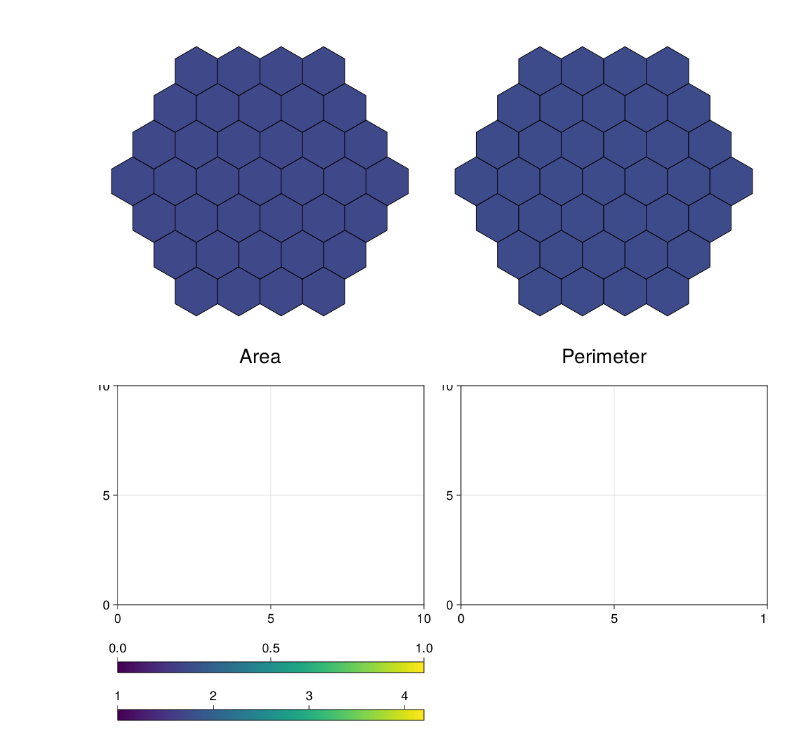
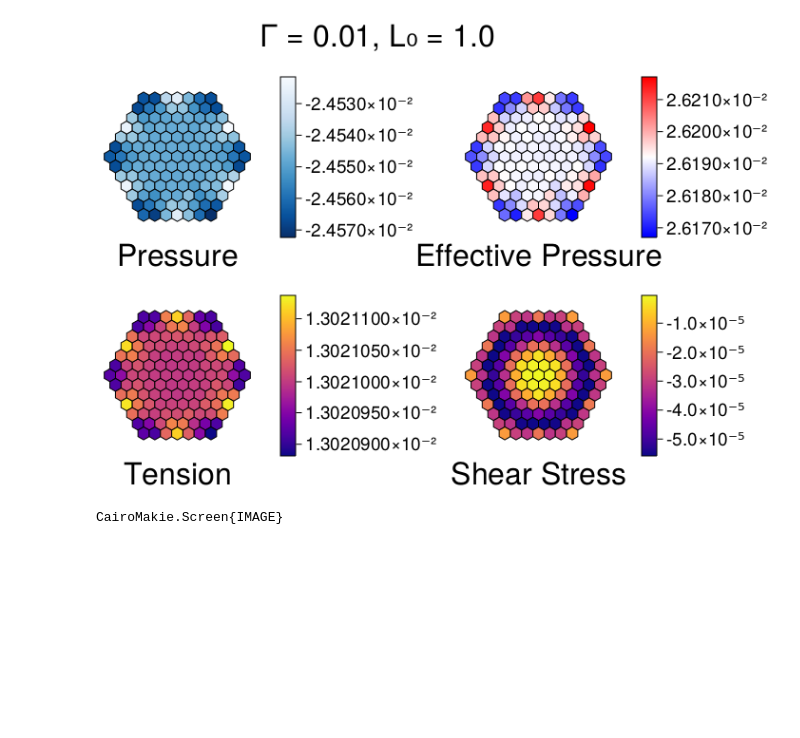
Before and after one commit to chris-revell/VertexModel, a Jupyter notebook: notebooks/PlotModesE.ipynb, the cells around one changed output. Saved outputs shown, nothing was run; the diff lists cells and outputs as text; code cells hidden in the pictures; blank space fills up the shorter version.

Commit message:
updated emode notebook for new model

```diff
--- a/notebooks/PlotModesE.ipynb
+++ b/notebooks/PlotModesE.ipynb
@@ -75,8 +72,8 @@ makeE (generic function with 1 method)
 # %%
-f=Glob.glob("test_large/*L₀=0.75*","C:\\Users\\v35431nc\\Documents\\VM_code\\VertexModel\\data\\sims" )[9]
+f=Glob.glob("new_energy/test_model/at*/tsit5/*","C:\\Users\\v35431nc\\Documents\\VM_code\\VertexModel\\data\\sims" )[5]
 @unpack R, matrices, params = load(datadir(f,"frameData","systemData100.jld2"))
 @unpack nCells,nVerts, γ, L₀ = params
-@unpack cellAreas,cellPerimeters, cellTensions, cellPressures, cellEdgeCount, edgeTangents,A,Ā,B,B̄,C, ϵ = matrices
+@unpack cellAreas,cellPerimeters, cellTensions, cellPressures, cellEdgeCount, edgeTangents,vertexAreas,A,Ā,B,B̄,C, ϵ = matrices
 mkpath(datadir(f,"eigenmodes"))
 # %% [output]
 ┌ Warning: type VertexModel...\VertexModelContainers.jl.VertexModelContainers.MatricesContainer does not exist in workspace; reconstructing
@@ -559,51 +551,61 @@ cellAreas
 # %%
+Peff=getPeff(params, matrices)
+cellQ, cellJ=makeCellQandJ(params, matrices)
+cellShearStress=getShearStress(params, matrices, cellJ)
+
 cellPolygons = makeCellPolygons(R,params,matrices)
-Aevlims=(0,1.0)
-Levlims=(1.0,4.2)
+@unpack cellAreas, cellPerimeters, cellPressures, cellTensions = matrices
+Plims=(minimum(cellPressures[1:nCells]), maximum(cellPressures[1:nCells]))
+Tlims=(minimum(-cellTensions[1:nCells]), maximum(-cellTensions[1:nCells]))
+Pefflims=(minimum((Peff)), maximum((Peff)))
+ShStlims=(minimum(cellShearStress[1:nCells]), maximum(cellShearStress[1:nCells]))
 set_theme!(figure_padding=1, backgroundcolor=(:white,1.0), font="Helvetica", fontsize=19)
-fig = Figure(resolution=(1000,500))
+fig = Figure(resolution=(1500,500))
 
-a1=Axis(fig[1,1],aspect=DataAspect())
-a2=Axis(fig[1,2],aspect=DataAspect())
-hidedecorations!(a1)
-hidespines!(a1)
-hidedecorations!(a2)
-hidespines!(a2)
+a11=Axis(fig[1,1],aspect=DataAspect())
+a21=Axis(fig[2,1],aspect=DataAspect())
+a13=Axis(fig[1,3],aspect=DataAspect())
+a23=Axis(fig[2,3],aspect=DataAspect())
+hidedecorations!(a11)
+hidespines!(a11)
+hidedecorations!(a21)
+hidespines!(a21)
+hidedecorations!(a13)
+hidespines!(a13)
+hidedecorations!(a23)
+hidespines!(a23)
 for i=1:nCells
-    poly!(a1,cellPolygons[i],color=cellAreas[i],colormap=:viridis,colorrange=Aevlims, strokecolor=(:black,1.0),strokewidth=1)
-    poly!(a2,cellPolygons[i],color=cellPerimeters[i],colormap=:viridis,colorrange=Levlims, strokecolor=(:black,1.0),strokewidth=1)
+    poly!(a11,cellPolygons[i],color=cellPressures[i],colormap=cgrad(:Blues_9, rev=true),colorrange=Plims, strokecolor=(:black,1.0),strokewidth=1)
+    poly!(a21,cellPolygons[i],color=-cellTensions[i],colormap=:plasma,colorrange=Tlims, strokecolor=(:black,1.0),strokewidth=1)
+    poly!(a13,cellPolygons[i],color=Peff[i],colormap=:bwr,colorrange=Pefflims, strokecolor=(:black,1.0),strokewidth=1)
+    poly!(a23,cellPolygons[i],color=cellShearStress[i],colormap=:plasma,colorrange=ShStlims, strokecolor=(:black,1.0),strokewidth=1)
 end
 #Label(fig[2,1,Bottom()],"λ_"*string(n)*" = "*@sprintf("%.5E", evals[n]),fontsize = 32)
 
 #hidedecorations!(ax22)
 #hidespines!(ax22)
 
 colsize!(fig.layout,1,Aspect(1,1.0))
-colsize!(fig.layout,2,Aspect(1,1.0))
+
+colsize!(fig.layout,3,Aspect(1,1.0))
 
 
+Colorbar(fig[1,2],limits=colorrange=Plims,colormap=cgrad(:Blues_9, rev=true),flipaxis=true)
+Colorbar(fig[2,2],limits=colorrange=Tlims,colormap=:plasma,flipaxis=true)
+Colorbar(fig[1,4],limits=colorrange=Pefflims,colormap=:bwr,flipaxis=true)
+Colorbar(fig[2,4],limits=colorrange=ShStlims,colormap=:plasma,flipaxis=true)
 
-#Colorbar(fig[1,2],limits=colorrange=Aevlims,colormap=:viridis,flipaxis=true)
-#Colorbar(fig[1,4],limits=colorrange=Levlims,colormap=:viridis,flipaxis=true)
+Label(fig[1,1,Bottom()],"Pressure",fontsize = 32, rotation=0)
+Label(fig[2,1,Bottom()],"Tension",fontsize = 32, rotation=0)
 
-Label(fig[1,1,Bottom()],string("Area"),fontsize = 28, rotation=0)
-Label(fig[1,2,Bottom()],string("Perimeter"),fontsize = 28, rotation=0)
-#Label( fig[0,:],"Γ = "*string(params.γ)*", L₀ = "*string(params.L₀)*", δL = "*string(params.δL),fontsize = 32, color = (:black, 1))
+Label(fig[1,3,Bottom()],"Effective Pressure",fontsize = 32, rotation=0)
+Label(fig[2,3,Bottom()],"Shear Stress",fontsize = 32, rotation=0)
+Label( fig[0,:],"Γ = "*string(params.γ)*", L₀ = "*string(params.L₀),fontsize = 32, color = (:black, 1))
 resize_to_layout!(fig)
-save(datadir(f,"eigenmodes","Area_Perimeter_horizontal.png"),fig)
-fig
+#save(datadir(f,"eigenmodes","Stress.png"),fig)
+save(datadir(f,"eigenmodes","stress_pressure_Γ_"*string(params.γ)*"_L0_"*string(params.L₀)*".png"),fig)
+
+display(fig)
 # %% [output]
-[figure, old version]
+[figure, new version]
+CairoMakie.Screen{IMAGE}
-# %%
-fig = Figure(resolution=(1000,500))
-Axis(fig[1, 1])
-Axis(fig[1, 2])
-
-#a1=Axis(fig[1,1],aspect=DataAspect())
-#a2=Axis(fig[1,2],aspect=DataAspect())
-Colorbar(fig[2,1],limits=colorrange=Aevlims,colormap=:viridis,flipaxis=true , vertical=false)
-Colorbar(fig[3,1],limits=colorrange=Levlims,colormap=:viridis,flipaxis=true, vertical=false)
-
-fig
-# %% [output]
-[figure, removed]
```
Also changed, not shown: parts of 27 cells of this notebook.
